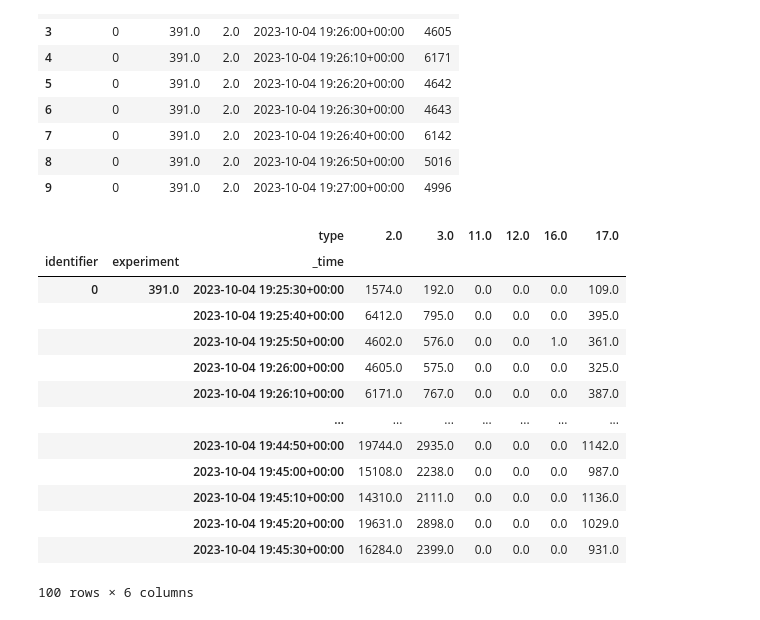
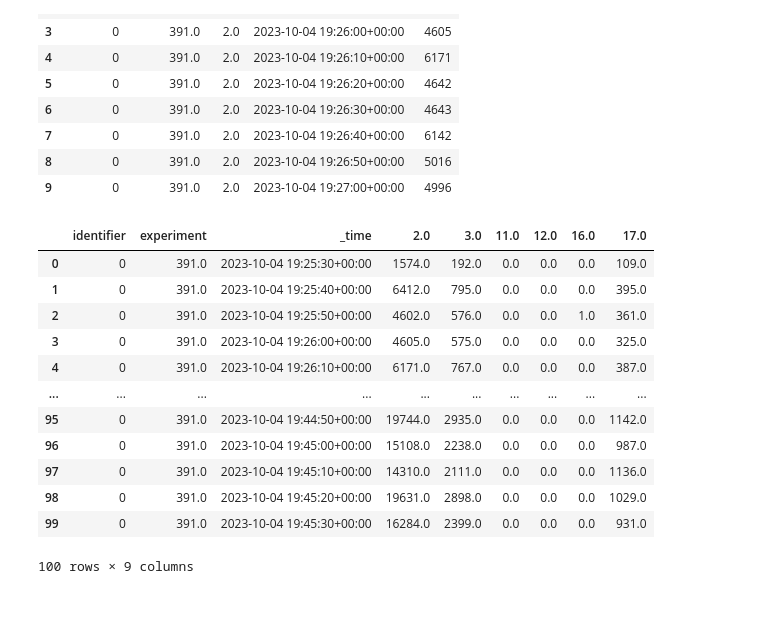
Before and after one commit to FlavScheidt/flexi-pipe, a Jupyter notebook: data/CausalAnalysis/Model1.ipynb, the cells around one changed output. Cells and saved outputs as stored; diff of their text form; code cells hidden in the pictures.

```diff
--- a/data/CausalAnalysis/Model1.ipynb
+++ b/data/CausalAnalysis/Model1.ipynb
@@ -56,27 +56,26 @@ df.head(10)
 # %%
 # Transpose the table -> type and count
 
 df['_time'] = pd.to_datetime(df["_time"], format='mixed', infer_datetime_format=True)
-by_time = df.groupby([df['experiment'],df['identifier'],df['type'],pd.Grouper(key="_time", freq='10s')])['count'].sum().reset_index()
+by_time = df.groupby([df['experiment'],df['identifier'],df['type'],pd.Grouper(key="_time", freq='1s')])['count'].sum().reset_index()
 # by_time.head(10)
 pivoted = pd.pivot_table(by_time,index=["identifier","experiment", pd.Grouper(freq="10s", key="_time")], columns="type", values="count", margins=False).fillna(0)
-
+pivoted = pivoted.reset_index().rename_axis(None, axis=1)
 
 pivoted.head(100)
 # %% [output]
-|  |  | type | 2.0 | 3.0 | 11.0 | 12.0 | 16.0 | 17.0 |
-| identifier | experiment | _time |  |  |  |  |  |  |
-| 0 | 391.0 | 2023-10-04 19:25:30+00:00 | 1574.0 | 192.0 | 0.0 | 0.0 | 0.0 | 109.0 |
-|  |  | 2023-10-04 19:25:40+00:00 | 6412.0 | 795.0 | 0.0 | 0.0 | 0.0 | 395.0 |
-|  |  | 2023-10-04 19:25:50+00:00 | 4602.0 | 576.0 | 0.0 | 0.0 | 1.0 | 361.0 |
-|  |  | 2023-10-04 19:26:00+00:00 | 4605.0 | 575.0 | 0.0 | 0.0 | 0.0 | 325.0 |
-|  |  | 2023-10-04 19:26:10+00:00 | 6171.0 | 767.0 | 0.0 | 0.0 | 0.0 | 387.0 |
-|  |  | ... | ... | ... | ... | ... | ... | ... |
-|  |  | 2023-10-04 19:44:50+00:00 | 19744.0 | 2935.0 | 0.0 | 0.0 | 0.0 | 1142.0 |
-|  |  | 2023-10-04 19:45:00+00:00 | 15108.0 | 2238.0 | 0.0 | 0.0 | 0.0 | 987.0 |
-|  |  | 2023-10-04 19:45:10+00:00 | 14310.0 | 2111.0 | 0.0 | 0.0 | 0.0 | 1136.0 |
-|  |  | 2023-10-04 19:45:20+00:00 | 19631.0 | 2898.0 | 0.0 | 0.0 | 0.0 | 1029.0 |
-|  |  | 2023-10-04 19:45:30+00:00 | 16284.0 | 2399.0 | 0.0 | 0.0 | 0.0 | 931.0 |
+|  | identifier | experiment | _time | 2.0 | 3.0 | 11.0 | 12.0 | 16.0 | 17.0 |
+| 0 | 0 | 391.0 | 2023-10-04 19:25:30+00:00 | 1574.0 | 192.0 | 0.0 | 0.0 | 0.0 | 109.0 |
+| 1 | 0 | 391.0 | 2023-10-04 19:25:40+00:00 | 6412.0 | 795.0 | 0.0 | 0.0 | 0.0 | 395.0 |
+| 2 | 0 | 391.0 | 2023-10-04 19:25:50+00:00 | 4602.0 | 576.0 | 0.0 | 0.0 | 1.0 | 361.0 |
+| 3 | 0 | 391.0 | 2023-10-04 19:26:00+00:00 | 4605.0 | 575.0 | 0.0 | 0.0 | 0.0 | 325.0 |
+| 4 | 0 | 391.0 | 2023-10-04 19:26:10+00:00 | 6171.0 | 767.0 | 0.0 | 0.0 | 0.0 | 387.0 |
+| ... | ... | ... | ... | ... | ... | ... | ... | ... | ... |
+| 95 | 0 | 391.0 | 2023-10-04 19:44:50+00:00 | 19744.0 | 2935.0 | 0.0 | 0.0 | 0.0 | 1142.0 |
+| 96 | 0 | 391.0 | 2023-10-04 19:45:00+00:00 | 15108.0 | 2238.0 | 0.0 | 0.0 | 0.0 | 987.0 |
+| 97 | 0 | 391.0 | 2023-10-04 19:45:10+00:00 | 14310.0 | 2111.0 | 0.0 | 0.0 | 0.0 | 1136.0 |
+| 98 | 0 | 391.0 | 2023-10-04 19:45:20+00:00 | 19631.0 | 2898.0 | 0.0 | 0.0 | 0.0 | 1029.0 |
+| 99 | 0 | 391.0 | 2023-10-04 19:45:30+00:00 | 16284.0 | 2399.0 | 0.0 | 0.0 | 0.0 | 931.0 |
-100 rows × 6 columns
+100 rows × 9 columns
 # %%
 #Rename
```
Also changed, not shown: parts of 5 cells of this notebook, 2 other files.
